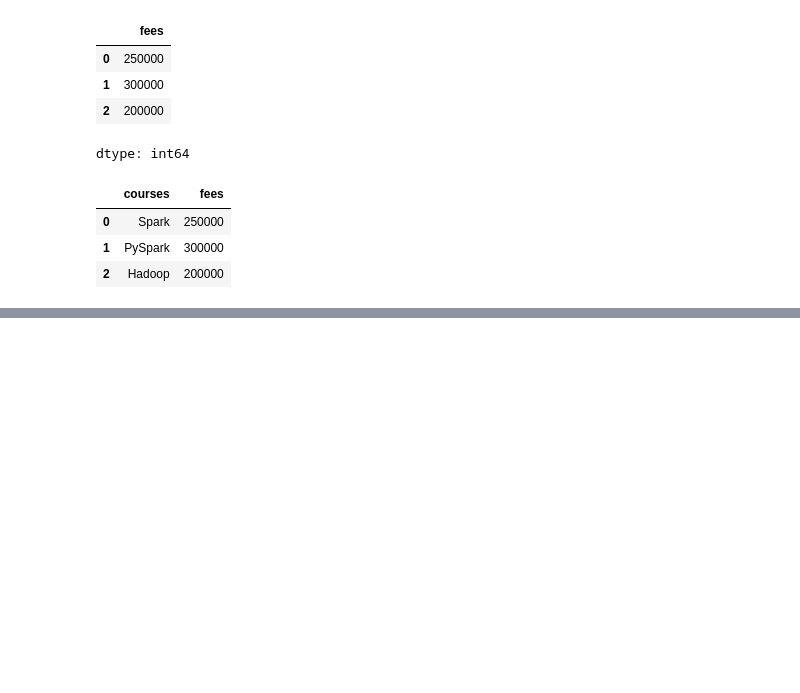
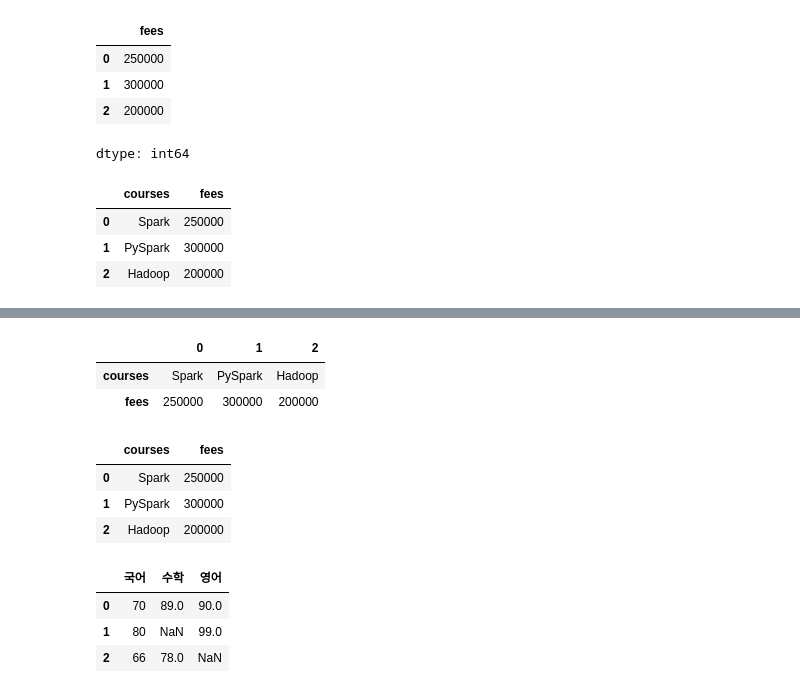
Before and after one commit to boongtol1/2025-1-myclass-BDA, a Jupyter notebook: inclass/02w_A_0317_pandas_basic.ipynb, the cells around one changed output, grey strips where cells are left out. Drawn from its saved outputs; the diff is of its cells as text; code cells hidden in the pictures; blank space fills up the shorter version.

```diff
--- a/inclass/02w_A_0317_pandas_basic.ipynb
+++ b/inclass/02w_A_0317_pandas_basic.ipynb
@@ -304,0 +325,27 @@ df
+# %%
+df=pd.DataFrame([courses,fees])
+df
+# %% [output]
+|  | 0 | 1 | 2 |
+| courses | Spark | PySpark | Hadoop |
+| fees | 250000 | 300000 | 200000 |
+# %%
+df.T
+# %% [output]
+|  | courses | fees |
+| 0 | Spark | 250000 |
+| 1 | PySpark | 300000 |
+| 2 | Hadoop | 200000 |
+# %%
+
+df = pd.DataFrame({
+    '국어': [70, 80, 66],
+    '수학': [89, None, 78],
+    '영어': [90, 99, None]
+})
+df
+# %% [output]
+|  | 국어 | 수학 | 영어 |
+| 0 | 70 | 89.0 | 90.0 |
+| 1 | 80 | NaN | 99.0 |
+| 2 | 66 | 78.0 | NaN |
```
Also changed, not shown: parts of 11 cells of this notebook.
